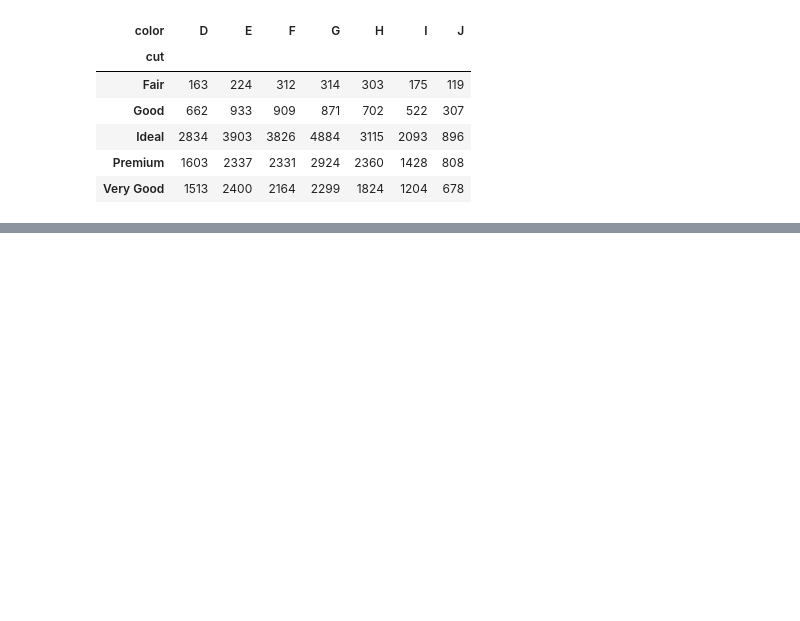
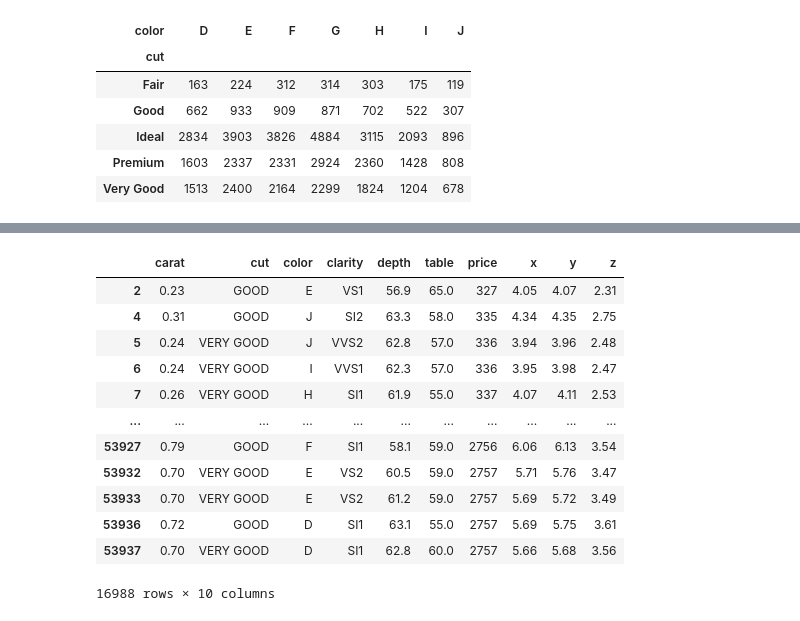
Before and after one commit to aioskill/genai2026, a Jupyter notebook: notebooks/python_basics/Pandas.ipynb, the cells around one changed output, grey strips where cells are left out. Cells and saved outputs as stored; diff of their text form; code cells hidden in the pictures; blank space fills up the shorter version.

```diff
--- a/notebooks/python_basics/Pandas.ipynb
+++ b/notebooks/python_basics/Pandas.ipynb
@@ -416,0 +517,16 @@ df.pivot_table(index="cut", columns="color", values="price",aggfunc="count")
+# %%
+df[df.cut.apply(lambda r: r.endswith('GOOD'))]
+# %% [output]
+|  | carat | cut | color | clarity | depth | table | price | x | y | z |
+| 2 | 0.23 | GOOD | E | VS1 | 56.9 | 65.0 | 327 | 4.05 | 4.07 | 2.31 |
+| 4 | 0.31 | GOOD | J | SI2 | 63.3 | 58.0 | 335 | 4.34 | 4.35 | 2.75 |
+| 5 | 0.24 | VERY GOOD | J | VVS2 | 62.8 | 57.0 | 336 | 3.94 | 3.96 | 2.48 |
+| 6 | 0.24 | VERY GOOD | I | VVS1 | 62.3 | 57.0 | 336 | 3.95 | 3.98 | 2.47 |
+| 7 | 0.26 | VERY GOOD | H | SI1 | 61.9 | 55.0 | 337 | 4.07 | 4.11 | 2.53 |
+| ... | ... | ... | ... | ... | ... | ... | ... | ... | ... | ... |
+| 53927 | 0.79 | GOOD | F | SI1 | 58.1 | 59.0 | 2756 | 6.06 | 6.13 | 3.54 |
+| 53932 | 0.70 | VERY GOOD | E | VS2 | 60.5 | 59.0 | 2757 | 5.71 | 5.76 | 3.47 |
+| 53933 | 0.70 | VERY GOOD | E | VS2 | 61.2 | 59.0 | 2757 | 5.69 | 5.72 | 3.49 |
+| 53936 | 0.72 | GOOD | D | SI1 | 63.1 | 55.0 | 2757 | 5.69 | 5.75 | 3.61 |
+| 53937 | 0.70 | VERY GOOD | D | SI1 | 62.8 | 60.0 | 2757 | 5.66 | 5.68 | 3.56 |
+16988 rows × 10 columns
```
Also changed, not shown: parts of 55 cells of this notebook, 1 other file.
